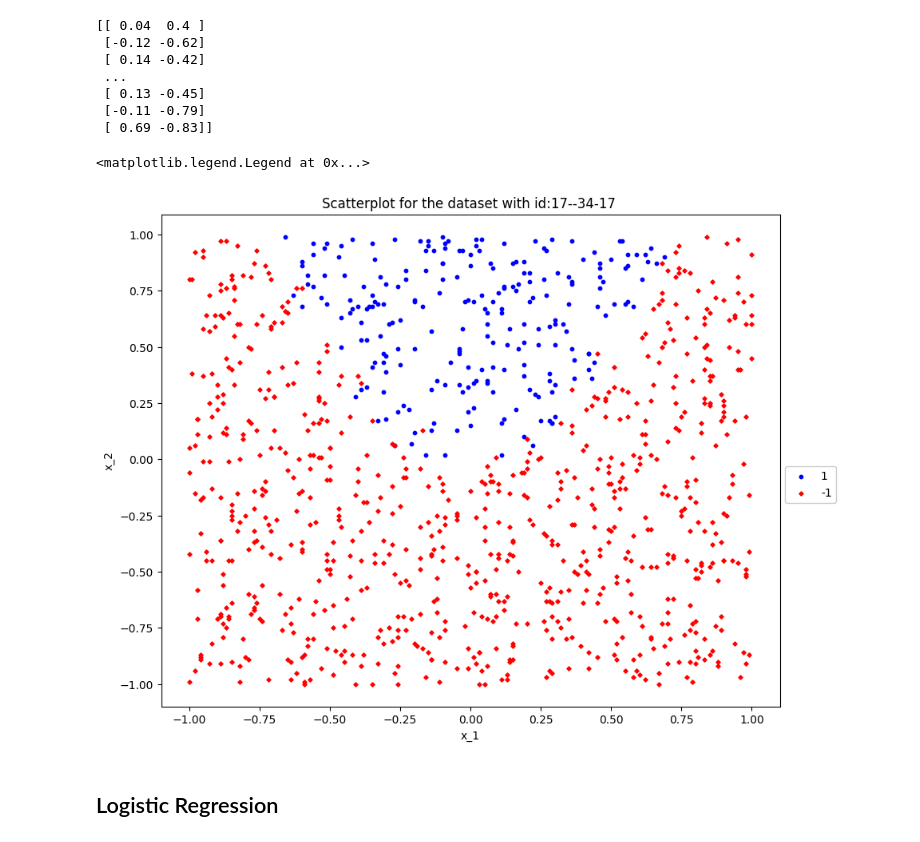
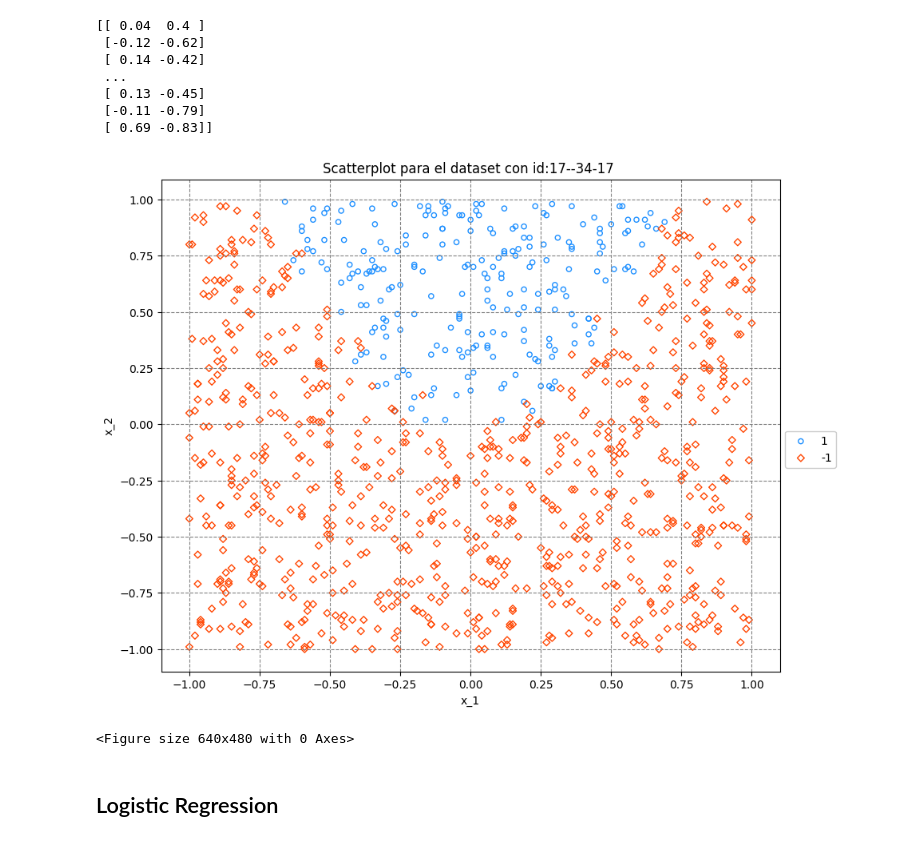
Before and after one commit to jariel17/classification_model_example, a Jupyter notebook: classification_models.ipynb, the cells around one changed output. Saved outputs shown, nothing was run; the diff lists cells and outputs as text; code cells hidden in the pictures.

```diff
--- a/classification_models.ipynb
+++ b/classification_models.ipynb
@@ -39,17 +39,20 @@ print(X)
 # %%
 # Data graph
 
 plt.figure(figsize=(10, 8))
 plt.style.use('default')
-plt.scatter(X1[y==1], X2[y==1], c='b', marker = 'o', label='1', s=10)
-plt.scatter(X1[y==-1], X2[y==-1], c='r', marker = 'D', label='-1', s=7)
+plt.grid(color='gray', linestyle='--')
+plt.scatter(X1[y==1], X2[y==1], c='none', edgecolor='dodgerblue', alpha=1, marker = 'o', label='1', s=20)
+plt.scatter(X1[y==-1], X2[y==-1], c='none', edgecolor='orangered', alpha=1, marker = 'D', label='-1', s=20)
 plt.xlabel('x_1')
 plt.ylabel('x_2')
-plt.title('Scatterplot for the dataset with id:17--34-17 ')
+plt.title('Scatterplot para el dataset con id:17--34-17 ')
 plt.legend(bbox_to_anchor=(1.1,0.5), loc='upper right', fancybox=True, framealpha=1, fontsize=10)
+plt.show()
+plt.savefig('Gráfico de los datos.png')
 # %% [output]
+[figure, new version]
-<matplotlib.legend.Legend at 0x...>
+<Figure size 640x480 with 0 Axes>
-[figure, old version]
 # %% [markdown]
 ## Logistic Regression
 # %%
```
Also changed, not shown: parts of 10 cells of this notebook, 1 other file.
